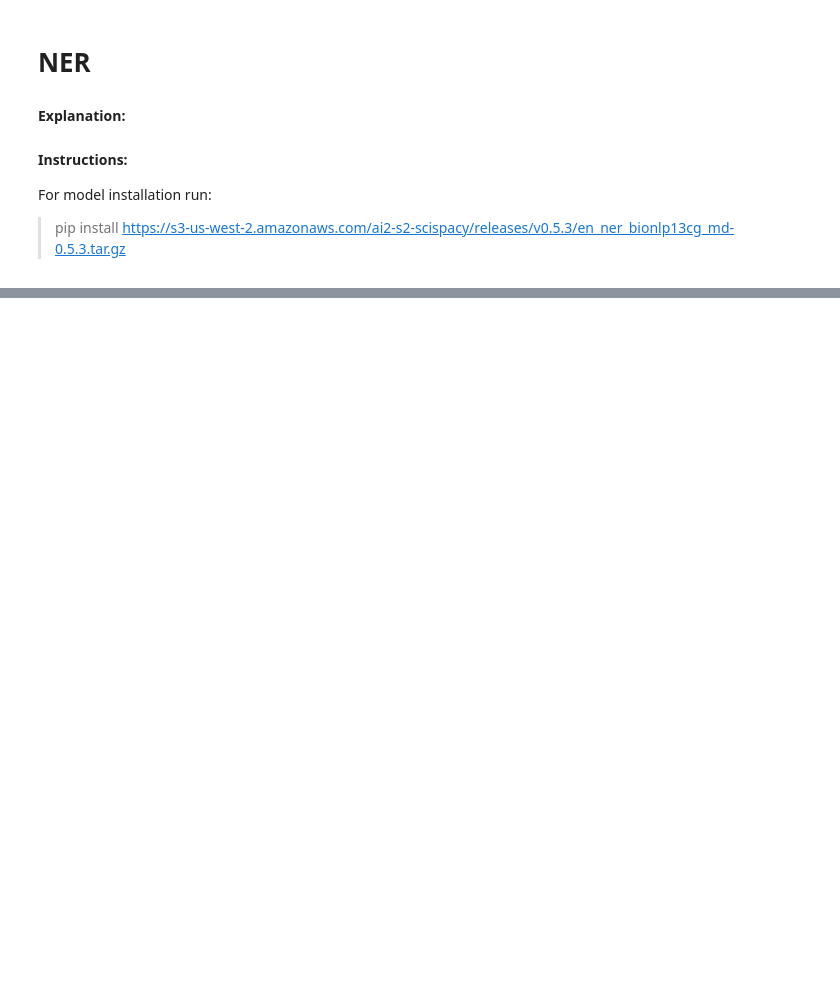
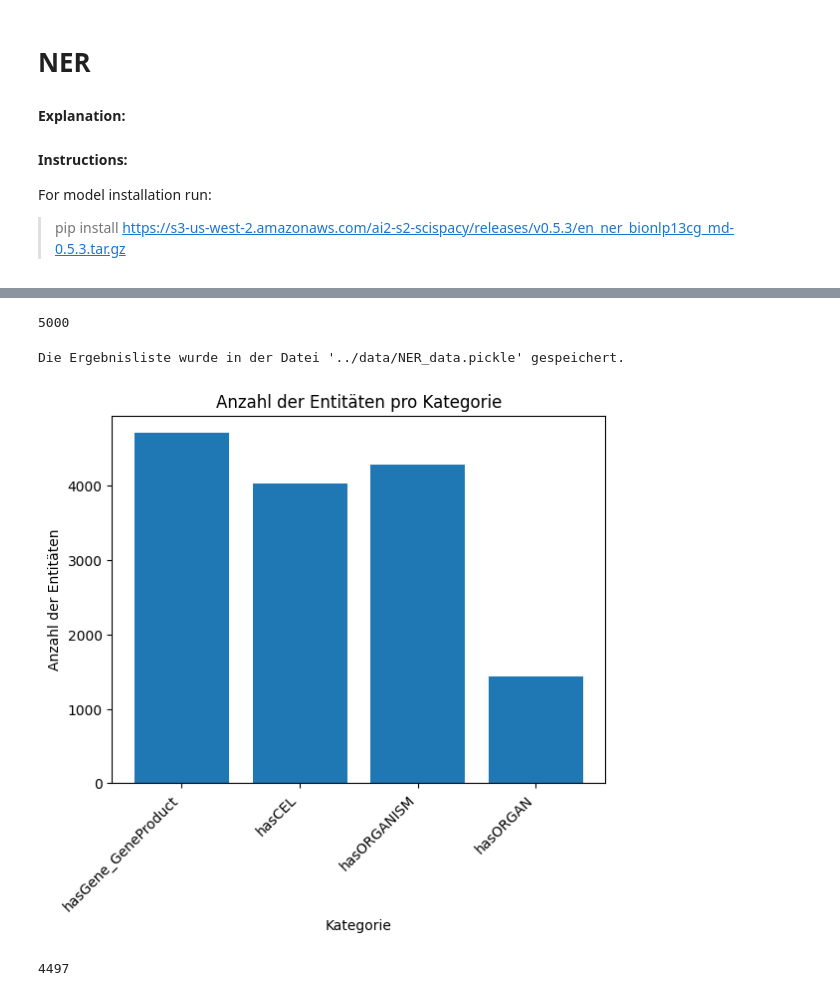
Before and after one commit to LeonMunz/DS_LOD_and_Knowledge_Graphs_2023_Andreas_Kruff_Leon_Munz, a Jupyter notebook: jupyters/spacy_NER.ipynb, the cells around one changed output, grey strips where cells are left out. Cells and saved outputs as stored; diff of their text form; code cells hidden in the pictures; blank space fills up the shorter version.

Commit message:
add spacy NER notebook

```diff
--- a/jupyters/spacy_NER.ipynb
+++ b/jupyters/spacy_NER.ipynb
@@ -54,0 +11,79 @@ Word: BRCA1, Label: GENE_OR_GENE_PRODUCT
+# %%
+import os
+import pickle
+
+pickle_file_path = os.path.join('..', 'data', 'dataset_5k.pickle')
+
+with open(pickle_file_path, "rb") as pickle_file:
+    data = pickle.load(pickle_file)
+
+len(data)
+# %% [output]
+5000
+# %%
+from tqdm import tqdm
+import spacy
+import pickle
+import os
+
+nlp = spacy.load("en_ner_bionlp13cg_md")
+
+entity_list = []
+
+for doc in tqdm(data, desc="Verarbeitung von Dokumenten"):
+    if 'abstract_inverted_index' in doc and doc['abstract_inverted_index']:
+
+        doc_entities = {'ID': doc['id'], 'hasGene_GeneProduct': [], 'hasCEL': [], 'hasORGANISM': [], 'hasORGAN': []}
+
+        for key in doc['abstract_inverted_index']:
+            text_for_key = key.lower()
+            if text_for_key:
+                key_doc = nlp(text_for_key)
+
+                for ent in key_doc.ents:
+                    if ent.label_ == "GENE_OR_GENE_PRODUCT":
+                        doc_entities['hasGene_GeneProduct'].append(ent.text)
+                    elif ent.label_ == "CELL":
+                        doc_entities['hasCEL'].append(ent.text)
+                    elif ent.label_ == "ORGANISM":
+                        doc_entities['hasORGANISM'].append(ent.text)
+                    elif ent.label_ == "ORGAN":
+                        doc_entities['hasORGAN'].append(ent.text)
+
+        entity_list.append(doc_entities)
+
+pickle_file_path = os.path.join('..', 'data', 'NER_data.pickle')
+with open(pickle_file_path, 'wb') as pickle_file:
+    pickle.dump(entity_list, pickle_file)
+
+print(f"Die Ergebnisliste wurde in der Datei '{pickle_file_path}' gespeichert.")
+# %% [output]
+Die Ergebnisliste wurde in der Datei '../data/NER_data.pickle' gespeichert.
+# %%
+import matplotlib.pyplot as plt
+from collections import Counter
+
+categories_counter = Counter()
+for entity_dict in entity_list:
+    for category, entities in entity_dict.items():
+        if category != 'ID':
+            categories_counter[category] += len(entities)
+
+categories, counts = zip(*categories_counter.items())
+
+plt.bar(categories, counts)
+plt.xlabel('Kategorie')
+plt.ylabel('Anzahl der Entitäten')
+plt.title('Anzahl der Entitäten pro Kategorie')
+plt.xticks(rotation=45, ha='right')
+plt.show()
+# %% [output]
+[figure, added]
+# %%
+
+with open(pickle_file_path, "rb") as pickle_file:
+    data = pickle.load(pickle_file)
+
+len(data)
+# %% [output]
+4497
```
Also changed, not shown: parts of 1 cell of this notebook.
